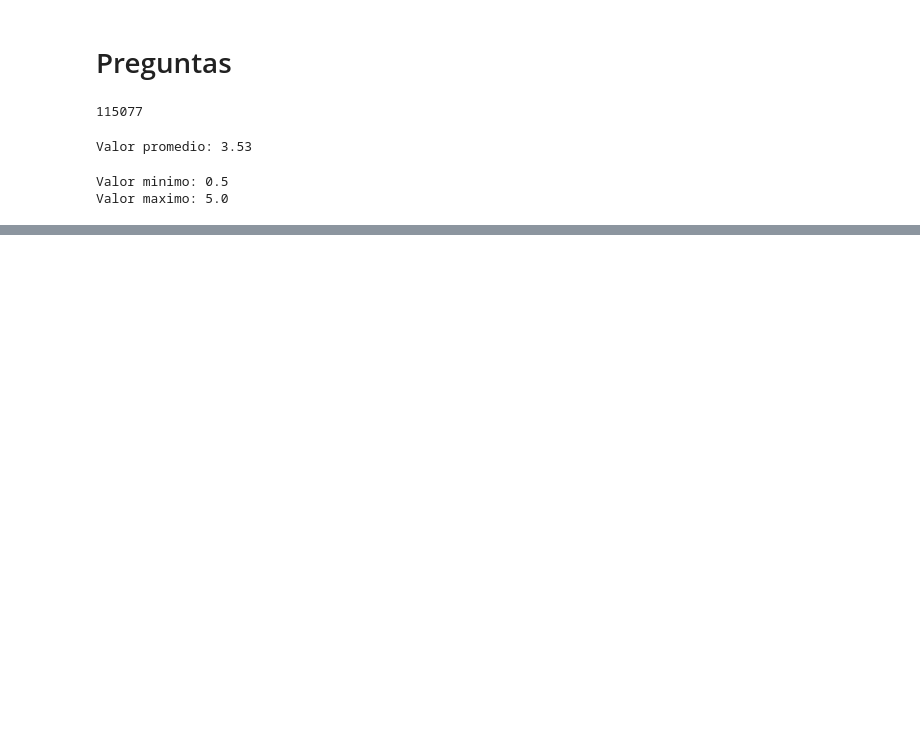
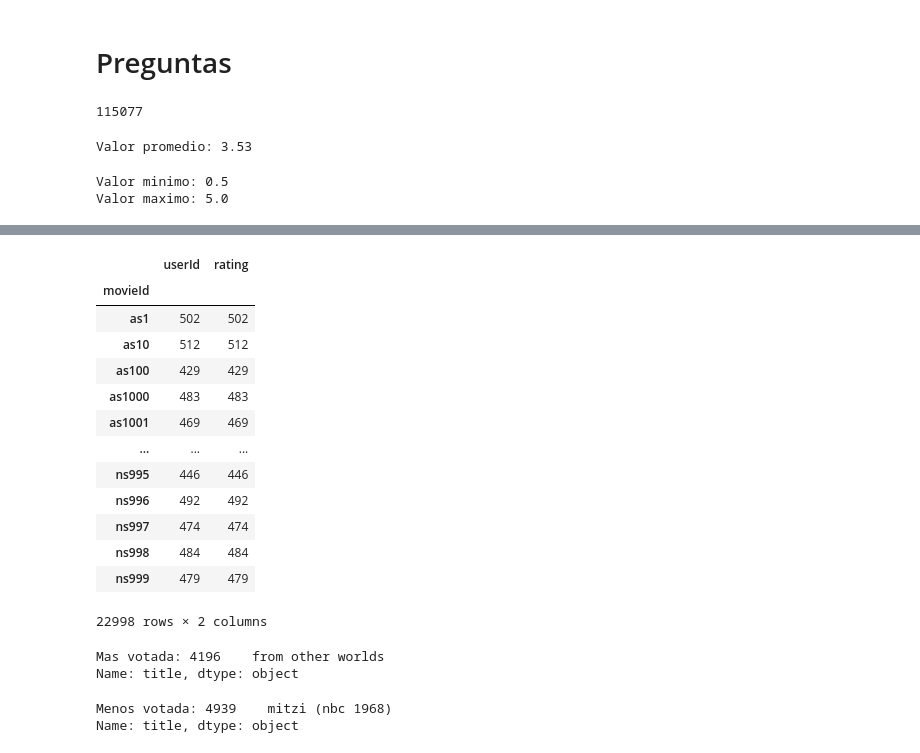
Before and after one commit to Ezemettler/PI1-MLOps, a Jupyter notebook: EDA_Analisis_exploratorio.ipynb, the cells around one changed output, grey strips where cells are left out. Drawn from its saved outputs; the diff is of its cells as text; code cells hidden in the pictures; blank space fills up the shorter version.

```diff
--- a/EDA_Analisis_exploratorio.ipynb
+++ b/EDA_Analisis_exploratorio.ipynb
@@ -134,0 +175,32 @@ data_score.to_csv('/content/drive/MyDrive/Formación/Henry/PI N°1 - MLOps/score
+# %%
+# Pelicula con más y menos calificaciones
+
+data_score_bymovies = data_score_final.groupby(['movieId']).count()
+data_score_bymovies
+# %% [output]
+|  | userId | rating |
+| movieId |  |  |
+| as1 | 502 | 502 |
+| as10 | 512 | 512 |
+| as100 | 429 | 429 |
+| as1000 | 483 | 483 |
+| as1001 | 469 | 469 |
+| ... | ... | ... |
+| ns995 | 446 | 446 |
+| ns996 | 492 | 492 |
+| ns997 | 474 | 474 |
+| ns998 | 484 | 484 |
+| ns999 | 479 | 479 |
+22998 rows × 2 columns
+# %%
+idx_max = data_score_bymovies['userId'].idxmax()
+print("Mas votada:", data_movies_final['title'][data_movies_final['Id']==idx_max] )
+# %% [output]
+Mas votada: 4196    from other worlds
+Name: title, dtype: object
+# %%
+idx_min = data_score_bymovies['userId'].idxmin()
+print("Menos votada:", data_movies_final['title'][data_movies_final['Id']==idx_min] )
+# %% [output]
+Menos votada: 4939    mitzi (nbc 1968)
+Name: title, dtype: object
```
Also changed, not shown: parts of 20 cells of this notebook.
